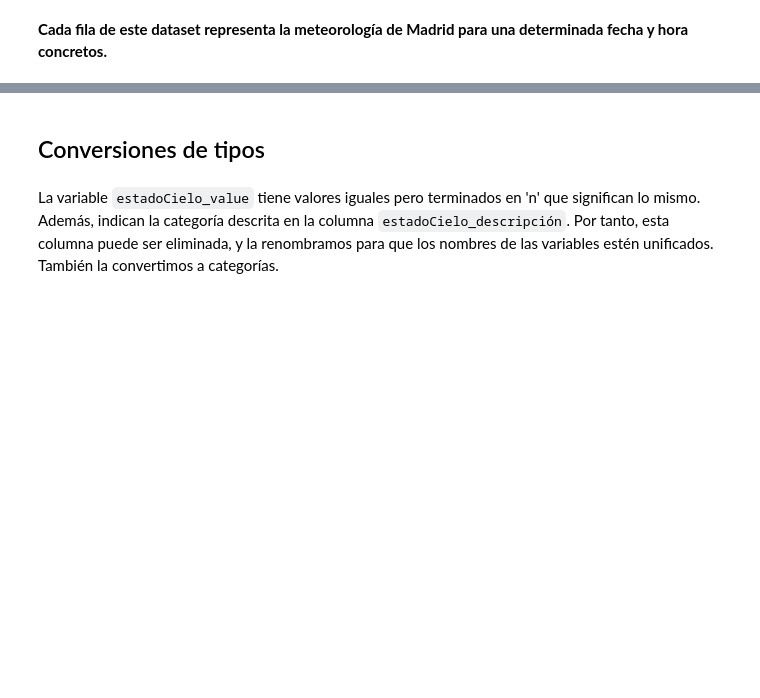
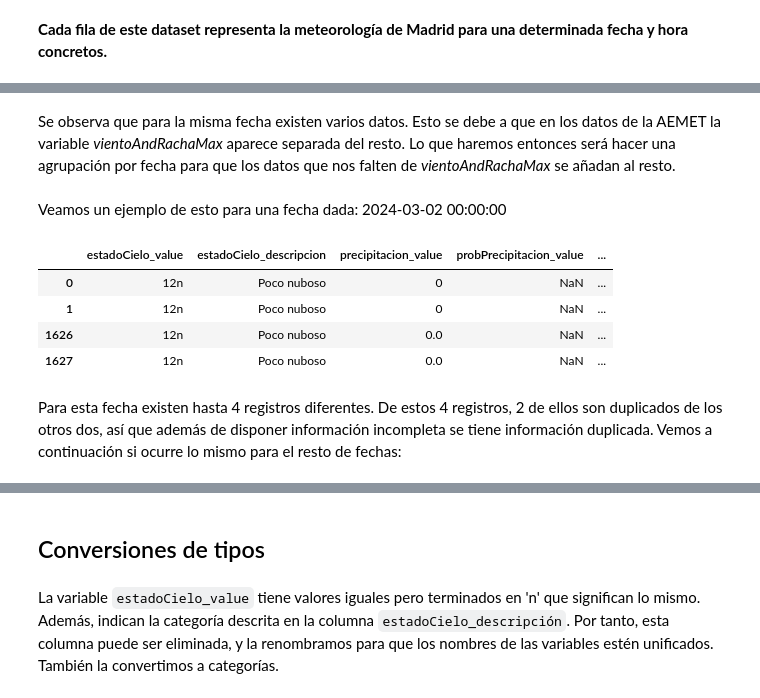
Before and after one commit to oeg-upm/inesdata-mov-data-generation, a Jupyter notebook: docs/notebooks/aemet_qa.ipynb, the cells around one changed output, grey strips where cells are left out. Drawn from its saved outputs; the diff is of its cells as text; code cells hidden in the pictures; blank space fills up the shorter version.

```diff
--- a/docs/notebooks/aemet_qa.ipynb
+++ b/docs/notebooks/aemet_qa.ipynb
@@ -99,0 +115,14 @@ df.shape
+# %% [markdown]
+<h10> Se observa que para la misma fecha existen varios datos. Esto se debe a que en los datos de la AEMET la variable *vientoAndRachaMax* aparece separada del resto. Lo que haremos entonces será hacer una agrupación por fecha para que los datos que nos falten de *vientoAndRachaMax* se añadan al resto. </h10>
+# %% [markdown]
+<h10> Veamos un ejemplo de esto para una fecha dada: 2024-03-02 00:00:00 </h10>
+# %%
+aemet_dataset[aemet_dataset["datetime"]=="2024-03-02 00:00:00"]
+# %% [output]
+|  | estadoCielo_value | estadoCielo_descripcion | precipitacion_value | probPrecipitacion_value | ... |
+| 0 | 12n | Poco nuboso | 0 | NaN | ... |
+| 1 | 12n | Poco nuboso | 0 | NaN | ... |
+| 1626 | 12n | Poco nuboso | 0.0 | NaN | ... |
+| 1627 | 12n | Poco nuboso | 0.0 | NaN | ... |
+# %% [markdown]
+<h10> Para esta fecha existen hasta 4 registros diferentes. De estos 4 registros, 2 de ellos son duplicados de los otros dos, así que además de disponer información incompleta se tiene información duplicada. Vemos a continuación si ocurre lo mismo para el resto de fechas: </h10>
```
Also changed, not shown: parts of 41 cells of this notebook, 2 other files.
